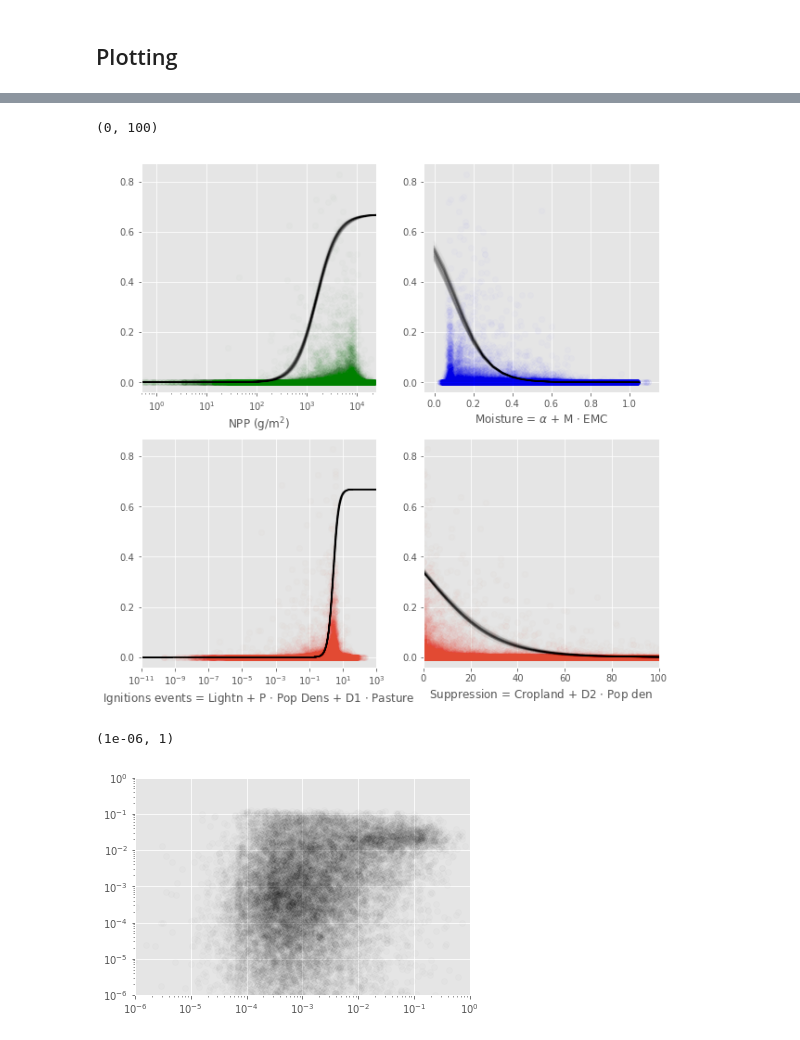
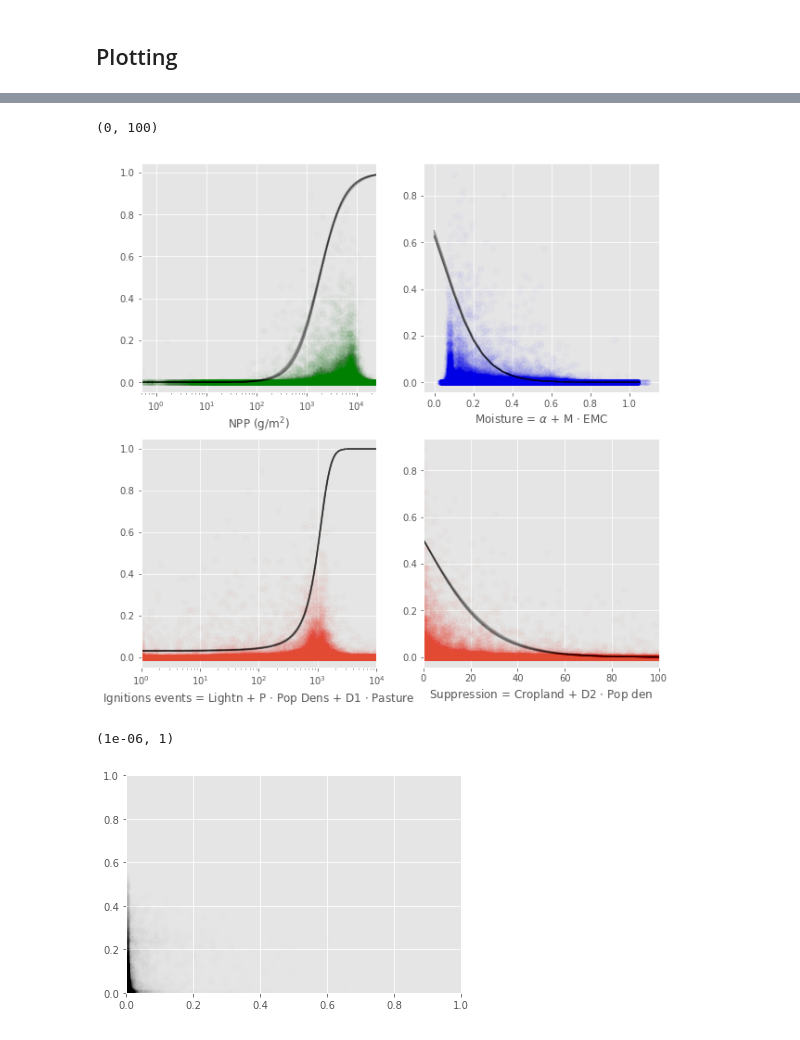
Before and after one commit to rhyswhitley/fire_limitation, a Jupyter notebook: notebooks/bayesian_inference.ipynb, the cells around one changed output, grey strips where cells are left out. Saved outputs shown, nothing was run; the diff lists cells and outputs as text; code cells hidden in the pictures.

Commit message:
changing igntions routing to background  + L * lightning + ...

```diff
--- a/notebooks/bayesian_inference.ipynb
+++ b/notebooks/bayesian_inference.ipynb
@@ -141,12 +141,15 @@ def moisture(alpha, emc, cM):
     return (alpha + 0.01*cM*emc) / (1 + cM)
 
 
-def ignition(lightning, pasture_area, pop_density, cP, cD1):
+def ignition(lightning, pasture_area, pop_density, cL, cP, cD1):
     """
     Definition for the measure of ignition
     """
-    ignite = lightning + cP*pasture_area + cD1*pop_density
-    ignite = np.log(ignite)
+    ignite = 1 + cL * lightning + cP*pasture_area + cD1*pop_density
+    #try:
+    #    ignite = npLog0(ignite)
+    #except:
+    #    ignite = np.log(ignite)
     return ignite
 
 def supression(crop_area, pop_density, cD2):
@@ -342,7 +344,7 @@ pm3.traceplot(mcmc_traces);
 # %%
 varnames = mcmc_traces.varnames
 
-def cutFirstX(varname, ncut = 80):
+def cutFirstX(varname, ncut = 95):
     vals = mcmc_traces.get_values(varname)
     ncut = round(len(vals) * ncut / 100)
     vals = vals[ncut:]
@@ -397,7 +399,7 @@ def np_sigmoid(x, k, x0):
     return 1.0/(1.0 + np.exp(-k*(x - x0)))
 
 def returnSigmoid(x, k, x0):
-    return np.mean(vals['maxFire']) * np_sigmoid(x, k, x0)
+    return np_sigmoid(x, k, x0)
 
 def meanParam(x, x0, k, kmult = 1.0):
     x0 = np.mean(vals[x0])
@@ -405,7 +407,7 @@ def meanParam(x, x0, k, kmult = 1.0):
 
     return returnSigmoid(x, k, x0)
 
-def randomParam(x, x0, k, kmult = 1.0, size = 200):
+def randomParam(x, x0, k, kmult = 1.0, size = 100):
     ps = np.random.choice(vals.shape[0], size = size, replace = False)
     return [returnSigmoid(x, vals[k][i] * kmult, vals[x0][i]) for i in ps]
 # %%
@@ -449,25 +451,31 @@ for r in r_moisture: plt.plot(mst, r, 'k', alpha=.01)
 ####################
 plt.subplot(2, 2, 3)
 ## scatter plot
+cL  = np.mean(vals['cL' ])
 cP  = np.mean(vals['cP' ])
 cD1 = np.mean(vals['cD1'])
 
 f_ignite = ignition(fd["lightning_ignitions"].values, \
                     fd["pasture"].values, \
                     fd["population_density"].values, \
-                    cP, cD1)
+                    cL, cP, cD1)
 
-pltVsFire(np.exp(f_ignite), "Ignitions events = Lightn + P $\cdot$ Pop Dens + D1 $\cdot$ Pasture")
+pltVsFire(f_ignite, "Ignitions events = Lightn + P $\cdot$ Pop Dens + D1 $\cdot$ Pasture")
 
 ## Line of best fit
-Ignite = np.arange(-30, 10*np.log(f_ignite.max()), 0.01)
+#Ignite = np.arange(-30, 10*np.log(np.max(f_ignite)), 0.01)
+Ignite = np.arange(0.0, 10000, 1)
 r_Ignite = randomParam(Ignite, 'igntions_x0', 'igntions_k')
-Ignite = np.exp(Ignite)
+#yay = returnSigmoid(Ignite, 10, 1.0)
+#Ignite = np.exp(Ignite)
 for r in r_Ignite: plt.plot(Ignite, r, 'k', alpha=.01)
+
+#plt.plot(Ignite, yay, 'red')
+
 
 ## cfg plot
 plt.xscale('log')
-plt.xlim(10**(-11), 10**3)
+plt.xlim(0,10000)
 
 ####################
 ## Suppression    ##
@@ -489,24 +497,24 @@ for r in r_suppression: plt.plot(Suppress, r, 'k', alpha=.01)
 plt.xlim(0, 100)
 # %% [output]
 (0, 100)
-[figure, old version]
+[figure, new version]
 # %%
 ####################
 ## mod vs obs     ##
 ####################
 
 l_fuel = meanParam(fd["fuel"].values, 'fuel_x0', 'fuel_k')
 l_moisture = meanParam(f_moisture, 'moisture_x0', 'moisture_k', -1.0)
 l_suppression = meanParam(f_suppression, 'suppression_x0', 'suppression_k')
-l_ignition = meanParam(f_ignite, 'igntions_x0', 'igntions_k')
+l_ignition = meanParam(np.exp(f_ignite), 'igntions_x0', 'igntions_k')
 
-plt.plot(fd.fire, l_fuel * l_moisture * l_suppression * l_ignition, 'ko', alpha = 0.01)
-plt.xscale('log')
-plt.yscale('log')
+plt.plot(fd.fire, l_fuel * l_moisture * l_suppression * l_ignition, 'ko', alpha = 0.002)
+#plt.xscale('log')
+#plt.yscale('log')
 
 
 plt.xlim(0.000001, 1)
 plt.ylim(0.000001, 1)
 # %% [output]
 (1e-06, 1)
-[figure, old version]
+[figure, new version]
```
Also changed, not shown: parts of 7 cells of this notebook.
